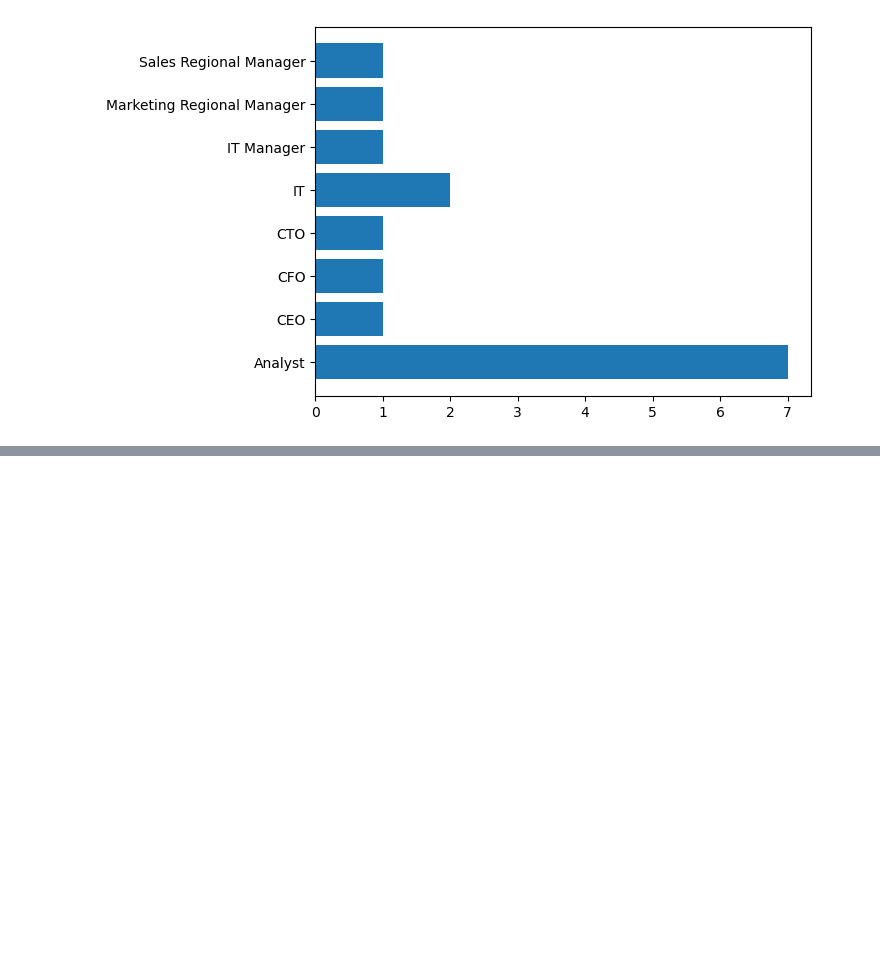
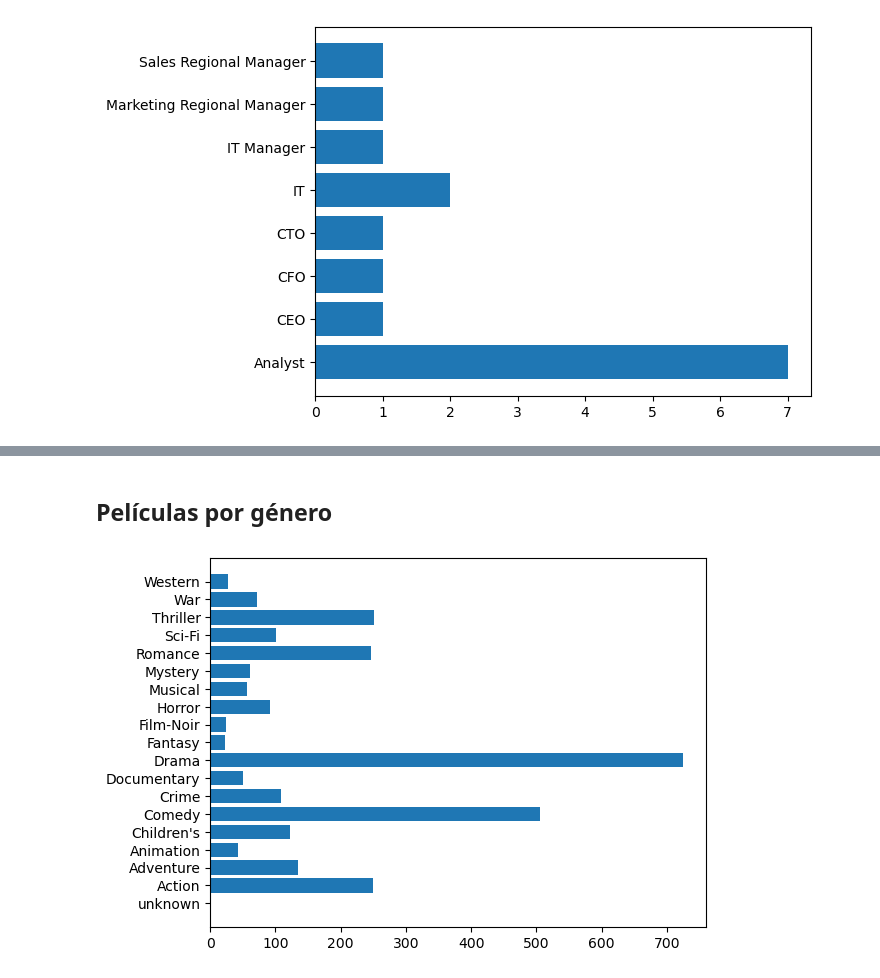
Before and after one commit to luispandolfi/DeepLearning2023_TP1_Gr1, a Jupyter notebook: TP_Integrador_Python-stats.ipynb, the cells around one changed output, grey strips where cells are left out. Cells and saved outputs as stored; diff of their text form; code cells hidden in the pictures; blank space fills up the shorter version.

```diff
--- a/TP_Integrador_Python-stats.ipynb
+++ b/TP_Integrador_Python-stats.ipynb
@@ -169,0 +201,9 @@ plt.show()
+# %% [markdown]
+## Películas por género
+# %%
+stats_peliculas = Pelicula.get_stats(df_peliculas)
+peliculas_por_genero = stats_peliculas["peliculas_por_genero"]
+plt.barh(peliculas_por_genero.index, peliculas_por_genero.values)
+plt.show()
+# %% [output]
+[figure, added]
```
Also changed, not shown: parts of 7 cells of this notebook.
